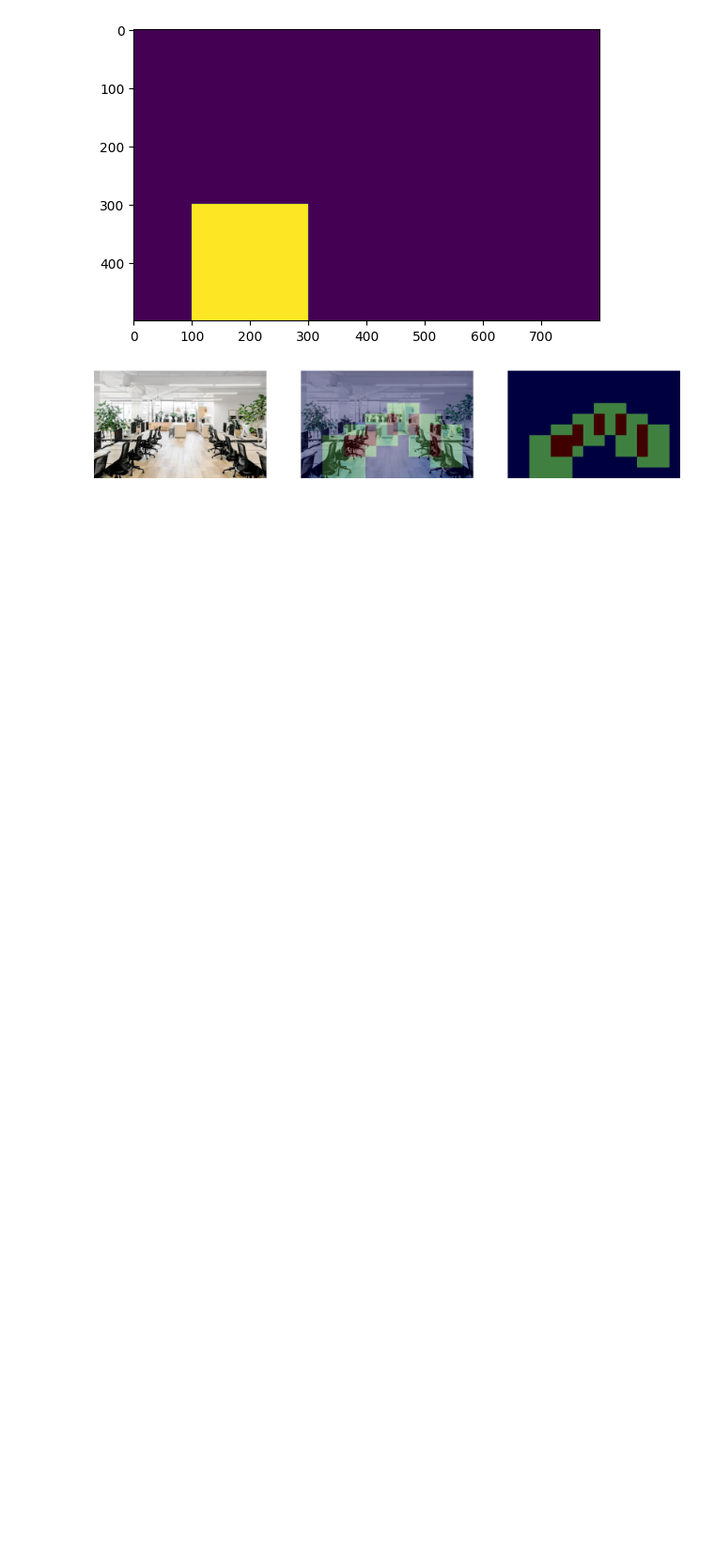
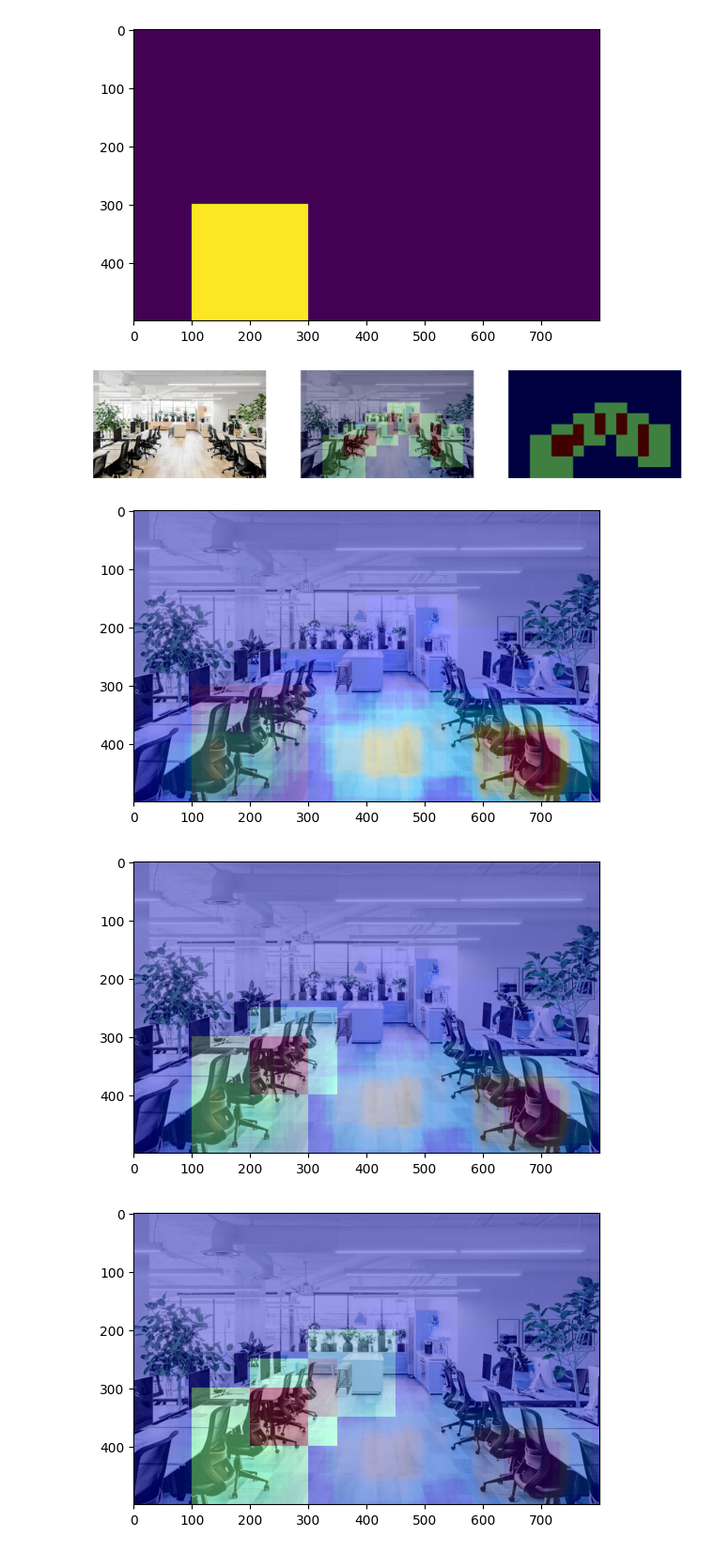
Before and after one commit to vuthanhlam848/DAP, a Jupyter notebook: test.ipynb, the cells around one changed output. Shown at 94% size. Drawn from its saved outputs; the diff is of its cells as text; code cells hidden in the pictures; blank space fills up the shorter version.

Commit message:
update cập nhập heatmap theo time

```diff
--- a/test.ipynb
+++ b/test.ipynb
@@ -3,21 +3,3 @@ import numpy as np
 import random as rd
 import cv2
 import matplotlib.pyplot as plt
-# %%
-# khởi tạo matrix là matrix 5x5 với giá trị đều là 0
-matrix = np.zeros((5, 5))
-# khởi tạo 20 matrix_add với giá trị random từ 0 đến 1
-matrix_add_list = []
-for i in range(20):
-    matrix_add = np.random.randint(0, 2, (5, 5))
-    matrix_add_list.append(matrix_add)
-# cộng 20 matrix_add lần lượt vào matrix
-for i in range(20):
-    matrix += matrix_add_list[i]
-# đưa về chuẩn từ 0 đến 255
-matrix = matrix * 255 / 20
-# chuyển matrix thành kiểu int
-matrix = matrix.astype(np.uint8)
-# hiển thị matrix
-plt.imshow(matrix, cmap='gray')
-plt.show()
@@ -123,3 +74,61 @@ plt.axis('off')
 plt.show()
 # %% [output]
 [figure]
+# %%
+img = cv2.imread('image/room.jpg')
+img = cv2.cvtColor(img, cv2.COLOR_BGR2RGB)
+
+mask_1 = np.zeros((500, 800))
+mask_1[300:500, 100:300] = 1
+mask_2 = np.zeros((500, 800))
+mask_2[250:400, 200:350] = 1
+mask_3 = np.zeros((500, 800))
+mask_3[200:350, 300:450] = 1
+mask_4 = np.zeros((500, 800))
+mask_4[150:300, 400:550] = 1
+mask_5 = np.zeros((500, 800))
+mask_5[200:400, 500:650] = 1
+mask_6 = np.zeros((500, 800))
+mask_6[250:450, 600:750] = 1
+
+additional_masks = []
+
+for _ in range(50):
+    x = rd.randint(0, 700)
+    y = rd.randint(300, 400)
+    mask = np.zeros((500, 800))
+    mask[y:y+150, x:x+150] = 1
+    additional_masks.append(mask)
+
+masks = [mask_1, mask_2, mask_3, mask_4, mask_5, mask_6]
+masks.extend(additional_masks)
+
+def update_mask(mask, accumulative_heat_map):
+    accumulative_heat_map += mask
+    heat_map = np.clip(accumulative_heat_map / accumulative_heat_map.max(), 0, 1)
+    colored_mask = cv2.applyColorMap(np.uint8(255 * heat_map), cv2.COLORMAP_JET)
+    result_mask = cv2.addWeighted(img_mask, 0.6, colored_mask, 0.5, 0)
+    return result_mask, accumulative_heat_map
+
+def plot_img(img, mask):
+    img = cv2.addWeighted(img, 0.6, mask, 0.5, 0)
+    img = cv2.cvtColor(img, cv2.COLOR_BGR2RGB)
+    plt.imshow(img)
+    plt.show()
+
+# khởi tạo accumulative_heat_map = 0, heat_map = 0
+accumulative_heat_map = np.zeros((500, 800))
+heat_map = np.zeros((500, 800))
+
+# update và plot ra 3 ảnh đầu và 3 ảnh cuối
+for i in range(len(masks)):
+    mask = masks[i]
+    img_mask, accumulative_heat_map = update_mask(mask, accumulative_heat_map)
+    if i <= 3:
+        plot_img(img, img_mask)
+    if i >= (len(masks) - 3):
+        plot_img(img, img_mask)
+# %% [output]
+[figure, added]
+[figure, added]
+[figure, added]
```
Also changed, not shown: parts of 7 cells of this notebook, 1 other file.
